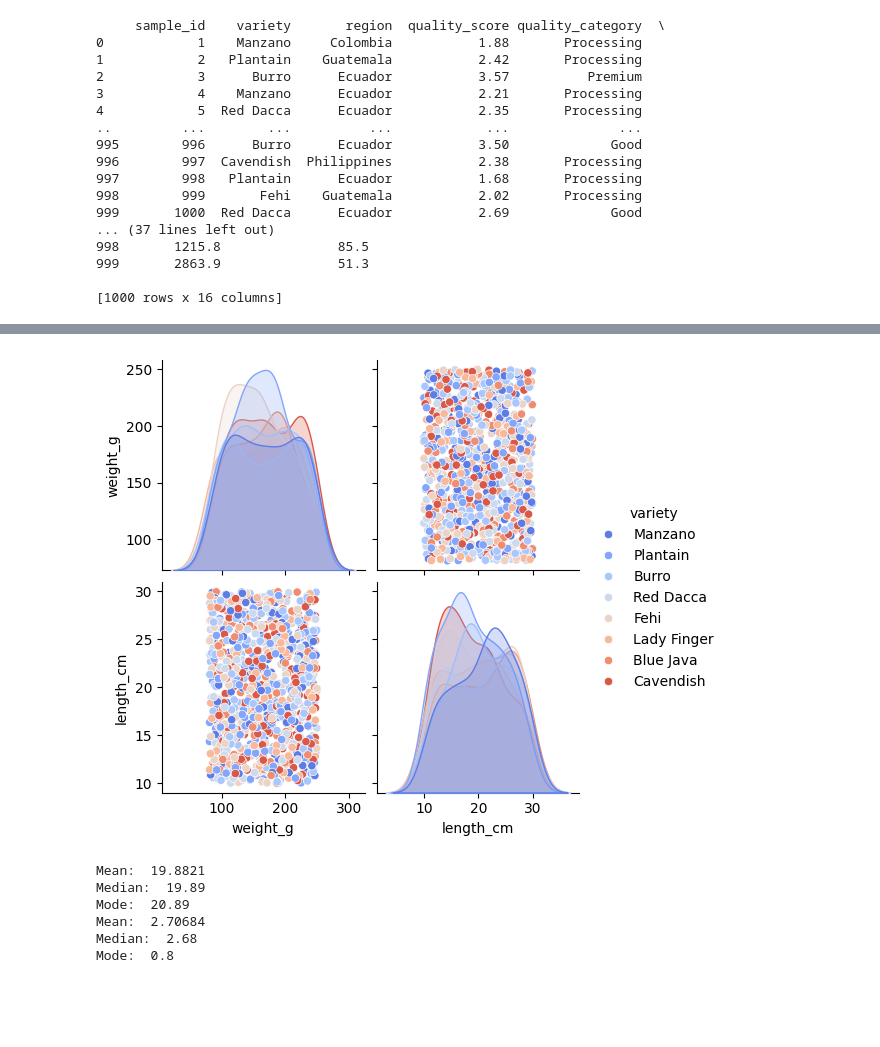
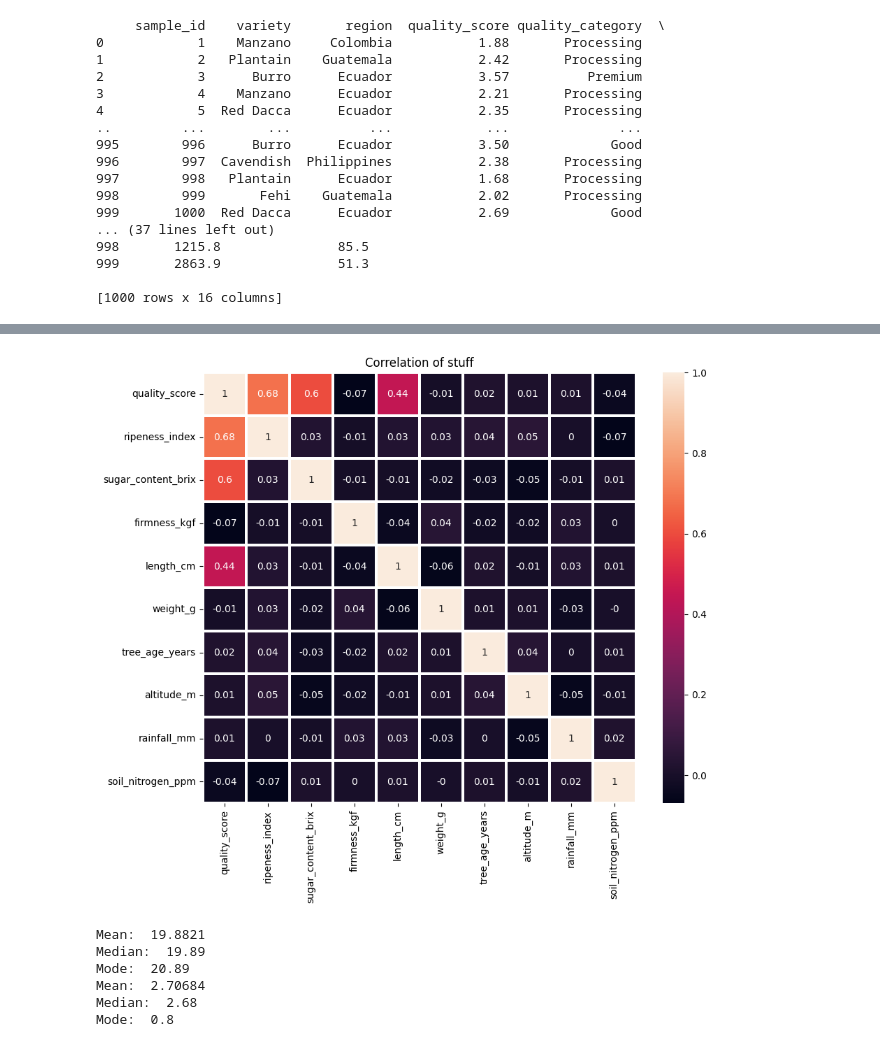
Before and after one commit to MeepMe3p/AppAi-Banana, a Jupyter notebook: notebooks/banana.ipynb, the cells around one changed output, grey strips where cells are left out. Drawn from its saved outputs; the diff is of its cells as text; code cells hidden in the pictures; blank space fills up the shorter version.

```diff
--- a/notebooks/banana.ipynb
+++ b/notebooks/banana.ipynb
@@ -67,10 +51,33 @@ g = sns.pairplot(filt,hue="region", kind = "scatter",palette="coolwarm")
 # %%
 
-variety = data[(data["variety"]="Manzano")]
-filt = data[[ "weight_g",'length_cm','variety']]
-g = sns.pairplot(filt,hue="variety", kind = "scatter",palette="coolwarm")
+# variety = data[(data["variety"]="Manzano")]
+# filt = data[[ "weight_g",'length_cm','variety']]
+# g = sns.pairplot(filt,hue="variety", kind = "scatter",palette="coolwarm")
-# %% [output]
-[figure, removed]
+# %%
+# List of best numerical columns for correlation
+selected_columns = [
+
+    'quality_score',
+    'ripeness_index',
+    'sugar_content_brix',
+    'firmness_kgf',
+    'length_cm',
+    'weight_g',
+    'tree_age_years',
+    'altitude_m',
+    'rainfall_mm',
+    'soil_nitrogen_ppm'
+]
+
+# Correlation matrix
+correlation_matrix = data[selected_columns].corr().round(2)
+
+plt.figure(figsize=(10,8))
+sns.heatmap(correlation_matrix, annot=True, linewidths=1.5)
+plt.title('Correlation of stuff')
+plt.show()
+# %% [output]
+[figure, added]
 # %%
 length = data['length_cm']
 
```
Also changed, not shown: parts of 3 cells of this notebook.
